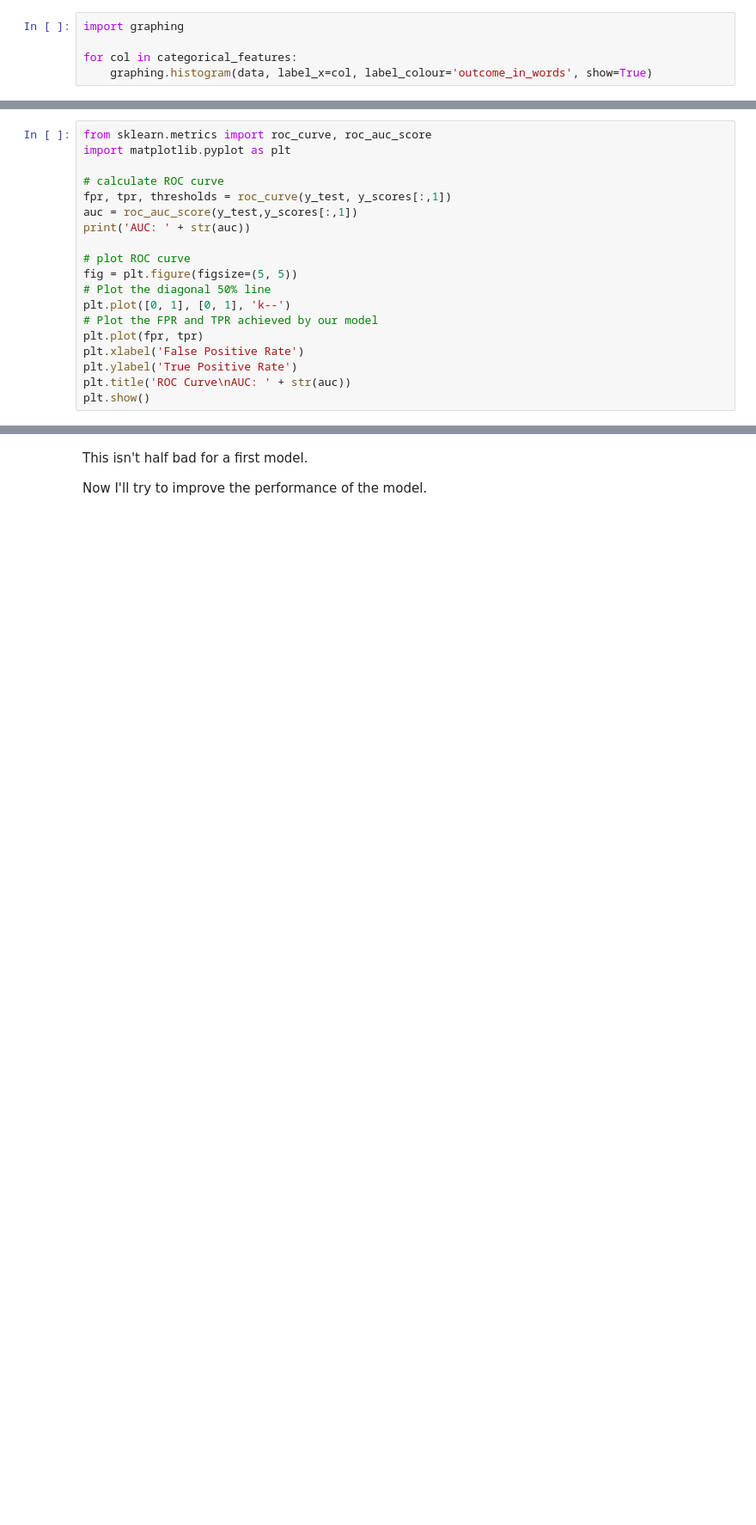
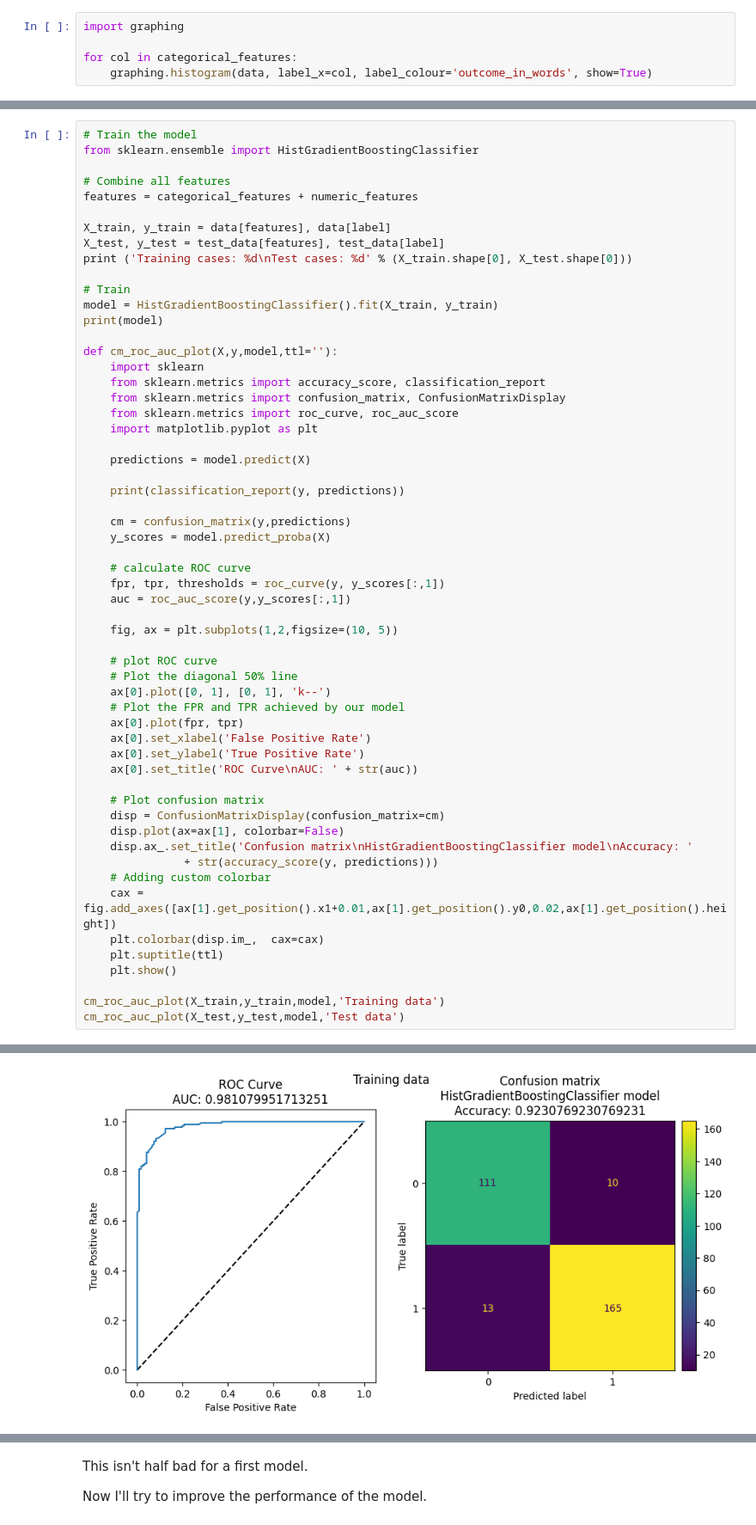
Before and after one commit to csharp14/horse-colic-project, a Jupyter notebook: ColicAnalysis.ipynb, the cells around one changed output, grey strips where cells are left out. Shown at 86% size. Cells and saved outputs as stored; diff of their text form; blank space fills up the shorter version.

```diff
--- a/ColicAnalysis.ipynb
+++ b/ColicAnalysis.ipynb
@@ -349,19 +180,0 @@ print(y_scores)
-# %%
-from sklearn.metrics import roc_curve, roc_auc_score
-import matplotlib.pyplot as plt
-
-# calculate ROC curve
-fpr, tpr, thresholds = roc_curve(y_test, y_scores[:,1])
-auc = roc_auc_score(y_test,y_scores[:,1])
-print('AUC: ' + str(auc))
-
-# plot ROC curve
-fig = plt.figure(figsize=(5, 5))
-# Plot the diagonal 50% line
-plt.plot([0, 1], [0, 1], 'k--')
-# Plot the FPR and TPR achieved by our model
-plt.plot(fpr, tpr)
-plt.xlabel('False Positive Rate')
-plt.ylabel('True Positive Rate')
-plt.title('ROC Curve\nAUC: ' + str(auc))
-plt.show()
@@ -370,0 +181,58 @@ AUC: 0.7935
+# %%
+# Train the model
+from sklearn.ensemble import HistGradientBoostingClassifier
+
+# Combine all features
+features = categorical_features + numeric_features
+
+X_train, y_train = data[features], data[label]
+X_test, y_test = test_data[features], test_data[label]
+print ('Training cases: %d\nTest cases: %d' % (X_train.shape[0], X_test.shape[0]))
+
+# Train
+model = HistGradientBoostingClassifier().fit(X_train, y_train)
+print(model)
+
+def cm_roc_auc_plot(X,y,model,ttl=''):
+    import sklearn
+    from sklearn.metrics import accuracy_score, classification_report
+    from sklearn.metrics import confusion_matrix, ConfusionMatrixDisplay
+    from sklearn.metrics import roc_curve, roc_auc_score
+    import matplotlib.pyplot as plt
+
+    predictions = model.predict(X)
+
+    print(classification_report(y, predictions))
+
+    cm = confusion_matrix(y,predictions)
+    y_scores = model.predict_proba(X)
+
+    # calculate ROC curve
+    fpr, tpr, thresholds = roc_curve(y, y_scores[:,1])
+    auc = roc_auc_score(y,y_scores[:,1])
+
+    fig, ax = plt.subplots(1,2,figsize=(10, 5))
+
+    # plot ROC curve
+    # Plot the diagonal 50% line
+    ax[0].plot([0, 1], [0, 1], 'k--')
+    # Plot the FPR and TPR achieved by our model
+    ax[0].plot(fpr, tpr)
+    ax[0].set_xlabel('False Positive Rate')
+    ax[0].set_ylabel('True Positive Rate')
+    ax[0].set_title('ROC Curve\nAUC: ' + str(auc))
+
+    # Plot confusion matrix
+    disp = ConfusionMatrixDisplay(confusion_matrix=cm)
+    disp.plot(ax=ax[1], colorbar=False)
+    disp.ax_.set_title('Confusion matrix\nHistGradientBoostingClassifier model\nAccuracy: '
+               + str(accuracy_score(y, predictions)))
+    # Adding custom colorbar
+    cax = fig.add_axes([ax[1].get_position().x1+0.01,ax[1].get_position().y0,0.02,ax[1].get_position().height])
+    plt.colorbar(disp.im_,  cax=cax)
+    plt.suptitle(ttl)
+    plt.show()
+
+cm_roc_auc_plot(X_train,y_train,model,'Training data')
+cm_roc_auc_plot(X_test,y_test,model,'Test data')
+# %% [output]
@@ -370,0 +250 @@ AUC: 0.7935
+[figure, added]
```
Also changed, not shown: parts of 19 cells of this notebook.
